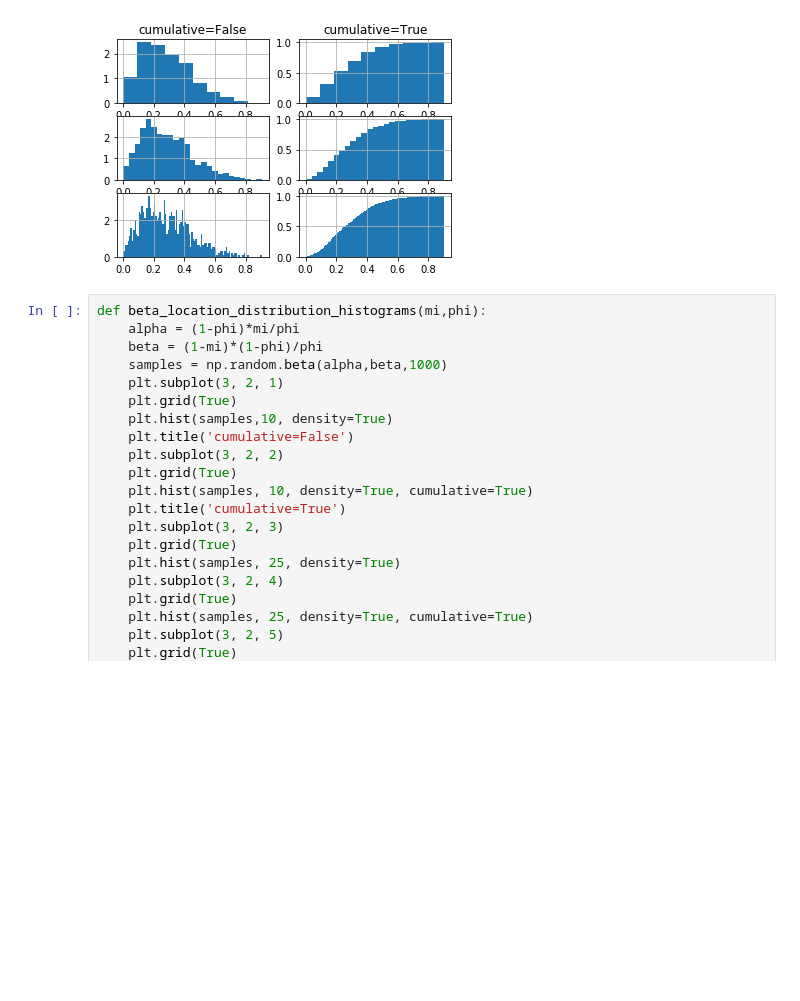
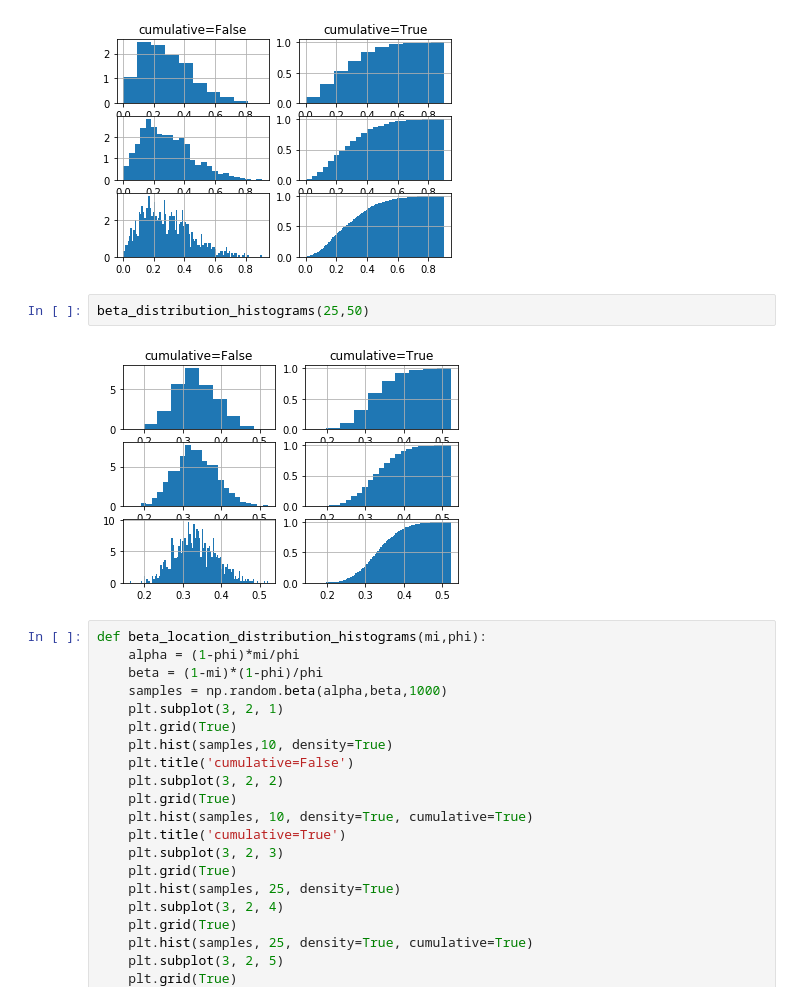
Before and after one commit to BartlomiejWojcik/Data-Analytics, a Jupyter notebook: Lab2/Lab2.ipynb, the cells around one changed output. Cells and saved outputs as stored; diff of their text form; blank space fills up the shorter version.

```diff
--- a/Lab2/Lab2.ipynb
+++ b/Lab2/Lab2.ipynb
@@ -163,6 +179,10 @@ beta_distribution_histograms(3,3)
 beta_distribution_histograms(2,5)
 # %% [output]
 [figure]
+# %%
+beta_distribution_histograms(25,50)
+# %% [output]
+[figure, added]
 # %%
 def beta_location_distribution_histograms(mi,phi):
     alpha = (1-phi)*mi/phi
```
Also changed, not shown: parts of 23 cells of this notebook.
